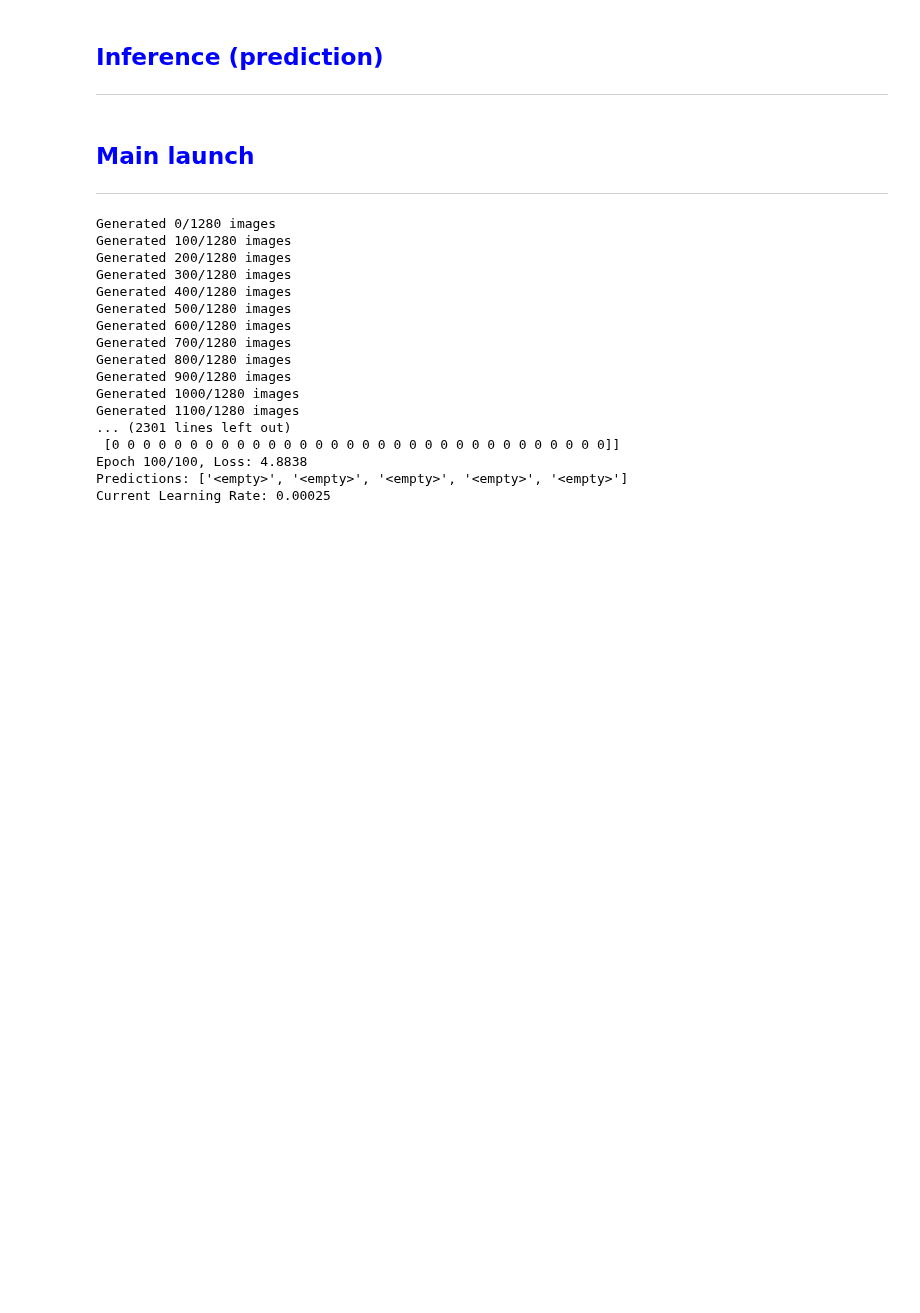
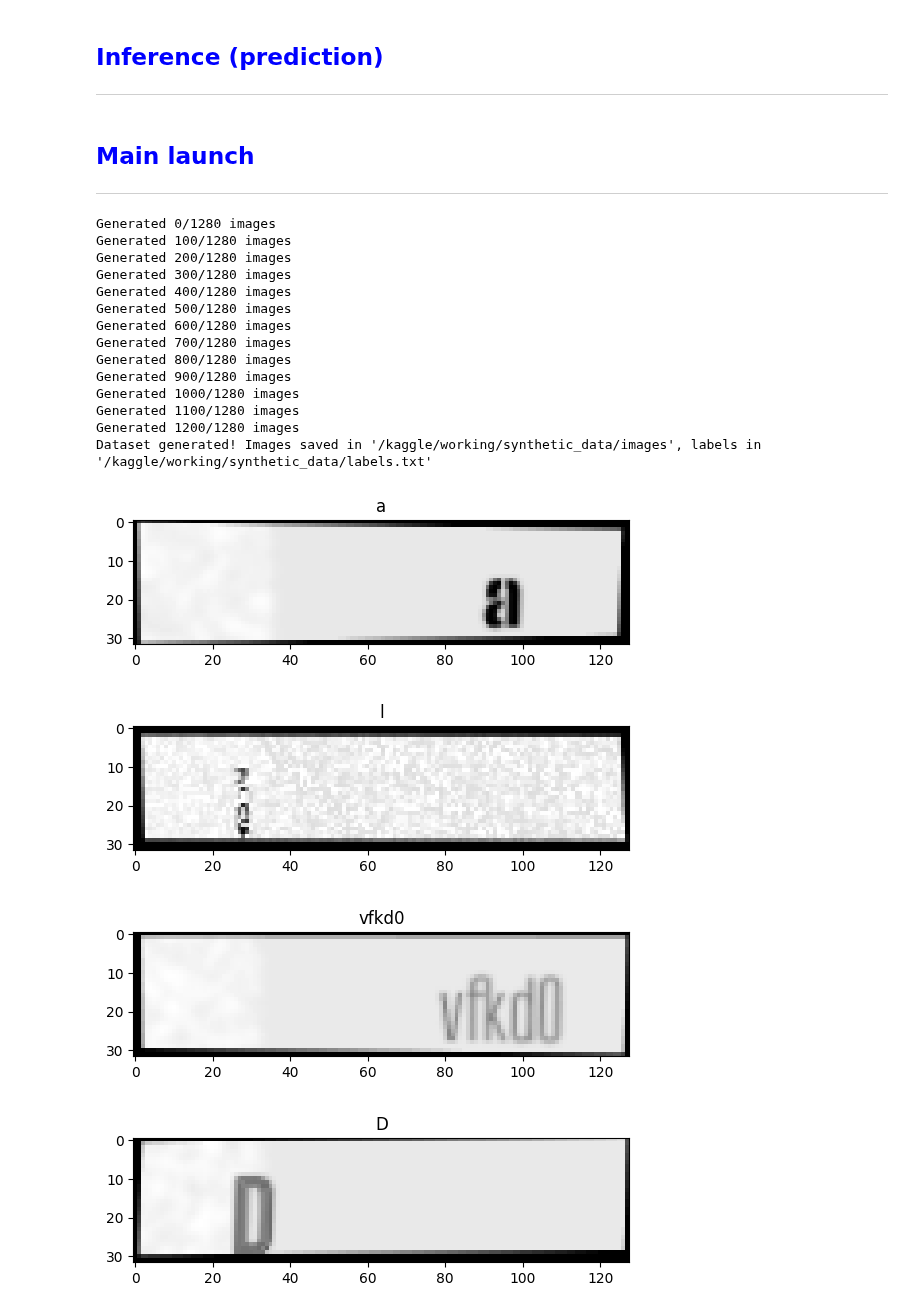
Before and after one commit to RadimKozl/OpenCV_academy_my_work, a Jupyter notebook: pytorch-ocr.ipynb, the cells around one changed output. Cells and saved outputs as stored; diff of their text form; code cells hidden in the pictures; blank space fills up the shorter version.

Commit message:
Kaggle Notebook | PyTorch_OCR | Version 7

```diff
--- a/pytorch-ocr.ipynb
+++ b/pytorch-ocr.ipynb
@@ -367,6 +366,13 @@ if __name__ == "__main__":
 
     device = torch.device("cuda" if torch.cuda.is_available() else "cpu")
     dataset = OCRDataset(image_dir=OUTPUT_DIR, labels_file=LABELS_FILE)
+
+    for i in range(5):
+        img, label, length = dataset[i]
+        plt.imshow(img.squeeze(), cmap='gray')
+        plt.title(''.join([idx_to_char.get(idx.item(), '') for idx in label[:length]]))
+        plt.show()
+
     if len(dataset) == 0:
         print("Dataset is empty! Check labels.txt or image directory.")
     else:
@@ -380,40 +386,37 @@ if __name__ == "__main__":
         for epoch in range(EPOCHS):
             loss = train_model(model, train_loader, criterion, optimizer, device, epoch)
             print(f"Epoch {epoch+1}/{EPOCHS}, Loss: {loss:.4f}")
-
             model.eval()
             with torch.no_grad():
                 for imgs, _, _ in train_loader:
                     imgs = imgs.to(device)
                     outputs = model(imgs)
                     texts = decode_prediction(outputs, idx_to_char)
                     print("Predictions:", texts[:5])
                     break
             model.train()
-
             scheduler.step(loss)
             print(f"Current Learning Rate: {optimizer.param_groups[0]['lr']}")
-
             if loss < best_loss:
                 best_loss = loss
                 torch.save(model.state_dict(), os.path.join(MODEL_DIR, 'best_ocr_model.pth'))
-
         torch.save(model.state_dict(), os.path.join(MODEL_DIR, 'final_ocr_model.pth'))
 # %% [output]
 Generated 0/1280 images
 Generated 100/1280 images
 Generated 200/1280 images
 Generated 300/1280 images
 Generated 400/1280 images
 Generated 500/1280 images
 Generated 600/1280 images
 Generated 700/1280 images
 Generated 800/1280 images
 Generated 900/1280 images
 Generated 1000/1280 images
 Generated 1100/1280 images
-... (2301 lines left out)
- [0 0 0 0 0 0 0 0 0 0 0 0 0 0 0 0 0 0 0 0 0 0 0 0 0 0 0 0 0 0 0 0]]
-Epoch 100/100, Loss: 4.8838
-Predictions: ['<empty>', '<empty>', '<empty>', '<empty>', '<empty>']
-Current Learning Rate: 0.00025
+Generated 1200/1280 images
+Dataset generated! Images saved in '/kaggle/working/synthetic_data/images', labels in '/kaggle/working/synthetic_data/labels.txt'
+[figure, added]
+[figure, added]
+[figure, added]
+[figure, added]
```
Also changed, not shown: parts of 6 cells of this notebook.
